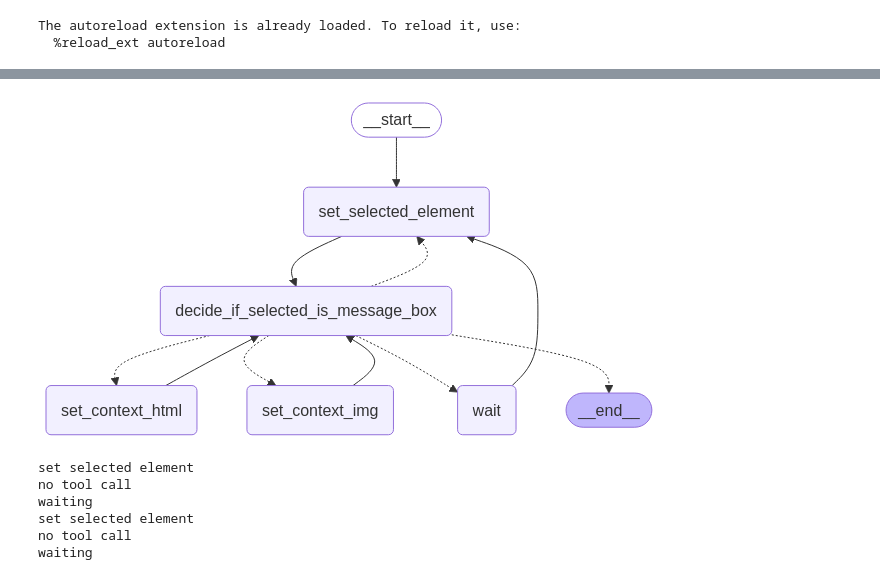
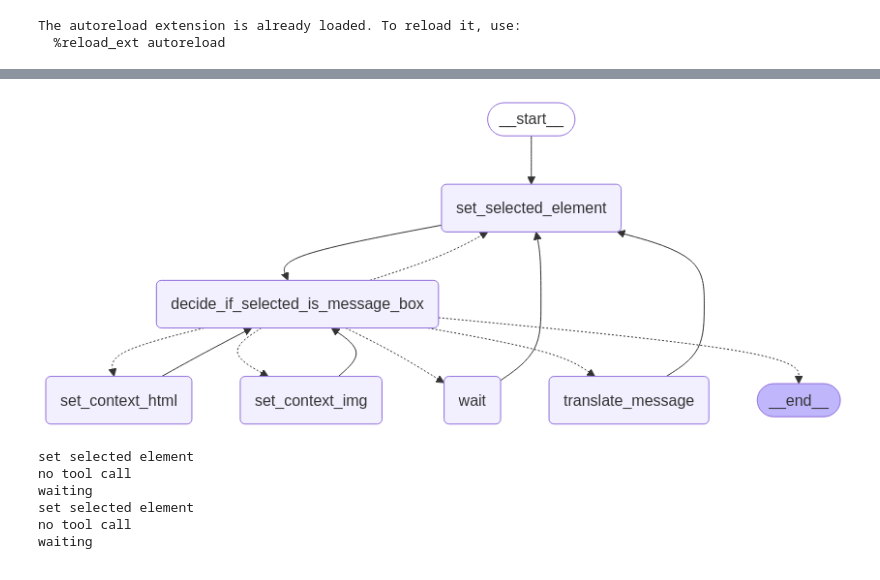
Before and after one commit to NawidT/rapid_translate, a Jupyter notebook: testing.ipynb, the cells around one changed output, grey strips where cells are left out. Saved outputs shown, nothing was run; the diff lists cells and outputs as text; code cells hidden in the pictures.

Commit message:
element name error

```diff
--- a/testing.ipynb
+++ b/testing.ipynb
@@ -135,10 +145,30 @@ def decide_if_selected_is_message_box(state : RT_State):
     state['messages'].append(ans)
     return state
 
+def translate_message(self, state : RT_State):
+        """ Translates the message in the selected element to Spanish """
+        eval_str = "document.getElementsByTagName('{selected_element}')[0]".format(selected_element=state['selected_element'])
+        if state['page'] and isinstance(state['page'], Page):
+            raw_value = state['page'].evaluate(eval_str + ".value")
+            text_to_translate = raw_value.split(" -> ")[0]
+            state['messages'].append(
+                HumanMessage(content=f"""Please translate the message: {text_to_translate} to {self.language_to_translate_to}.
+                             Keep the format of english_text -> spanish_text""")
+            )
+            translated_text = chat.invoke(state['messages'])
+            print("translated_text: ", translated_text.content.strip())
+            state['messages'].append(translated_text)
+            state['page'].locator(eval_str).fill(translated_text.content.strip())
+        return state
+
+
 def cond_edge_is_messbox(state : RT_State):
     if state['messages'][-1].tool_calls:
         print("tool call")
         return state['messages'][-1].tool_calls[0].name
+    elif state['messages'][-1].content.strip() == "True":
+        print("is messbox")
+        return "translate_message"
     else:
         print("no tool call")
         return "wait"
@@ -196,25 +223,27 @@ p_state['messages'][-1].tool_calls
 # %%
 graph = StateGraph(RT_State)
 
 graph.add_node("set_selected_element", set_selected_element)
 graph.add_node("set_context_html", set_context_html)
 graph.add_node("set_context_img", set_context_img)
 graph.add_node("decide_if_selected_is_message_box", decide_if_selected_is_message_box)
 graph.add_node("wait", handle_wait)
+graph.add_node("translate_message", translate_message)
 
 graph.add_edge(START, "set_selected_element")
 
 graph.add_edge("set_selected_element", "decide_if_selected_is_message_box")
 graph.add_edge("set_context_html", "decide_if_selected_is_message_box")
 graph.add_edge("set_context_img", "decide_if_selected_is_message_box")
 graph.add_conditional_edges(
     "decide_if_selected_is_message_box",
     cond_edge_is_messbox,
 )
 graph.add_edge("wait", "set_selected_element")
+graph.add_edge("translate_message", "set_selected_element")
 graph.compile()
 # %% [output]
-[figure, old version]
+[figure, new version]
 # %%
 agent = graph.compile()
 
```
Also changed, not shown: parts of 3 cells of this notebook, 1 other file.
